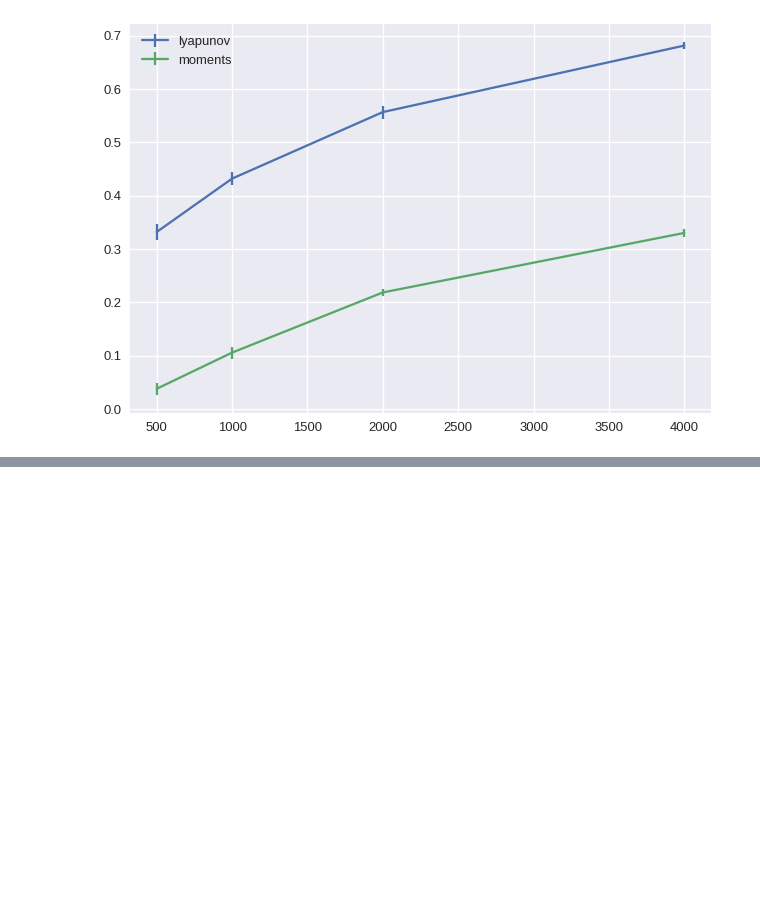
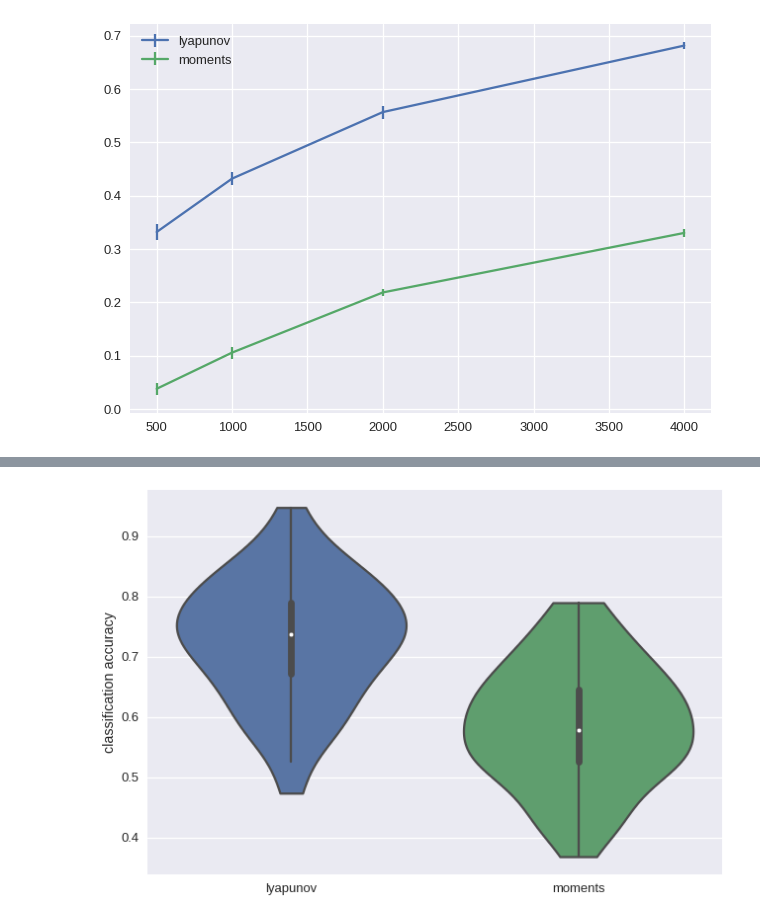
Before and after one commit to andins/bayes_MOU, a Jupyter notebook: group_meeting/MOU_bayesVSgradient.ipynb, the cells around one changed output, grey strips where cells are left out. Drawn from its saved outputs; the diff is of its cells as text; code cells hidden in the pictures; blank space fills up the shorter version.

```diff
--- a/group_meeting/MOU_bayesVSgradient.ipynb
+++ b/group_meeting/MOU_bayesVSgradient.ipynb
@@ -193,0 +196,59 @@ use Gamma to sample the weight matrix and change the location parameter to chang
+# %%
+from sklearn.linear_model import LogisticRegression
+from sklearn.model_selection import ShuffleSplit
+from sklearn.decomposition import PCA
+from sklearn.preprocessing import StandardScaler
+from sklearn.pipeline import Pipeline
+
+file_name = "MOU_movie.npy"
+models_l, models_m = np.load(file_name)
+movMask = np.load('/home/andrea/Work/vicente/mask_EC.npy')  # [roi, roi] the mask for existing EC connections
+# data matrix
+Xl = np.zeros([19*5, np.sum(movMask.flatten())])
+Xm = np.zeros([19*5, np.sum(movMask.flatten())])
+i = 0
+for sb in range(19):  # subjects loop
+    for ss in range(5):  # sessions loop
+        Xl[i, :] = models_l[sb][ss].C[movMask].flatten()
+        Xm[i, :] = models_m[sb][ss].C[movMask].flatten()
+        i += 1
+
+#y = np.array([i for i in range(19) for sess_id in range(5)])  # labels
+y = np.array([0 if sess_id<2 else 1 for i in range(19) for sess_id in range(5)])  # labels
+
+clf = LogisticRegression(C=10000, penalty='l2', multi_class= 'multinomial', solver='lbfgs')
+
+# corresponding pipeline: zscore and pca can be easily turned on or off
+pipe_l = Pipeline([('zscore', StandardScaler()),
+                         ('clf', clf)])
+pipe_m = Pipeline([('zscore', StandardScaler()),
+                         ('clf', clf)])
+repetitions = 100  # number of times the train/test split is repeated
+# shuffle splits for validation test accuracy
+shS = ShuffleSplit(n_splits=repetitions, test_size=None, train_size=.8, random_state=0)
+
+score_l = np.zeros([repetitions])
+score_m = np.zeros([repetitions])
+
+i = 0  # counter for repetitions
+for train_idx, test_idx in shS.split(Xl):  # repetitions loop
+    data_trainl = Xl[train_idx, :]
+    data_trainm = Xm[train_idx, :]
+    y_train = y[train_idx]
+    data_testl = Xl[test_idx, :]
+    data_testm = Xm[test_idx, :]
+    y_test = y[test_idx]
+    pipe_l.fit(data_trainl, y_train)
+    pipe_m.fit(data_trainm, y_train)
+    score_l[i] = pipe_l.score(data_testl, y_test)
+    score_m[i] = pipe_m.score(data_testm, y_test)
+    i+=1
+
+# plot comparison as violin plots
+fig, ax = plt.subplots()
+sns.violinplot(data=[score_l, score_m], cut=0, orient='v', scale='width')
+ax.set_xticklabels(['lyapunov', 'moments'])
+plt.ylabel('classification accuracy')
+plt.show()
+# %% [output]
+[figure, added]
```
Also changed, not shown: parts of 10 cells of this notebook, 4 other files.
